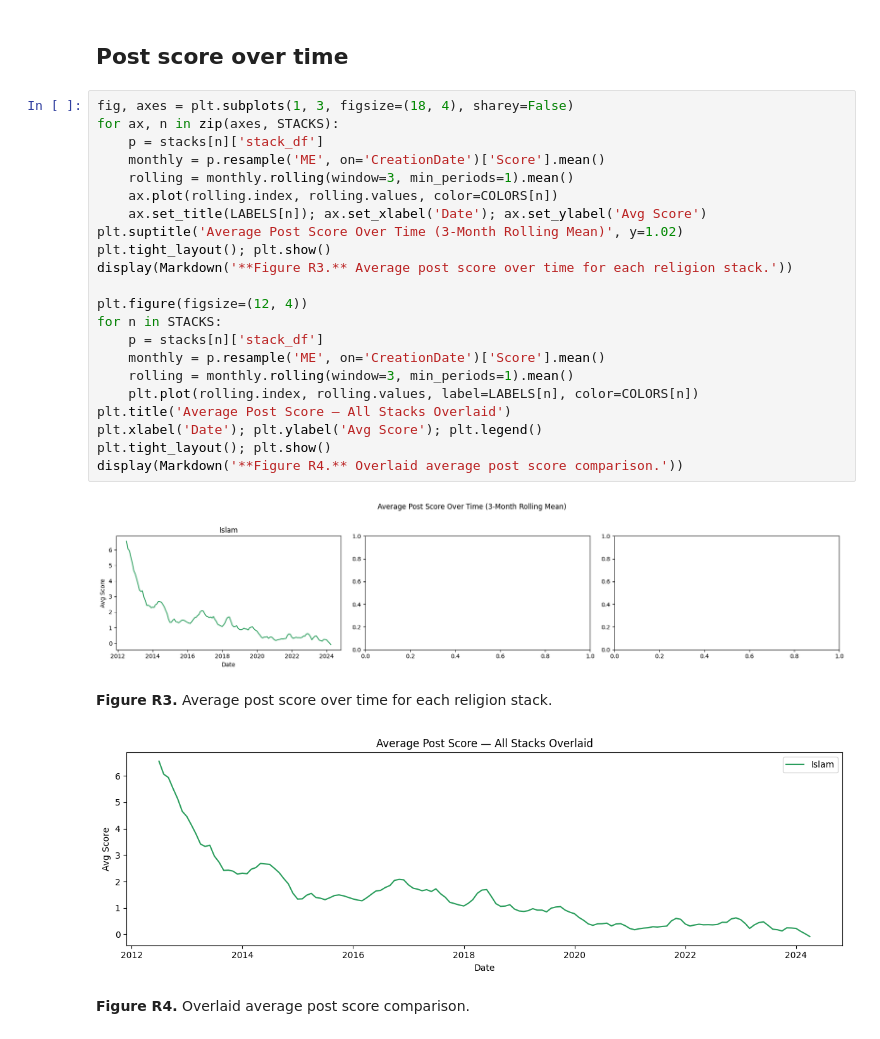
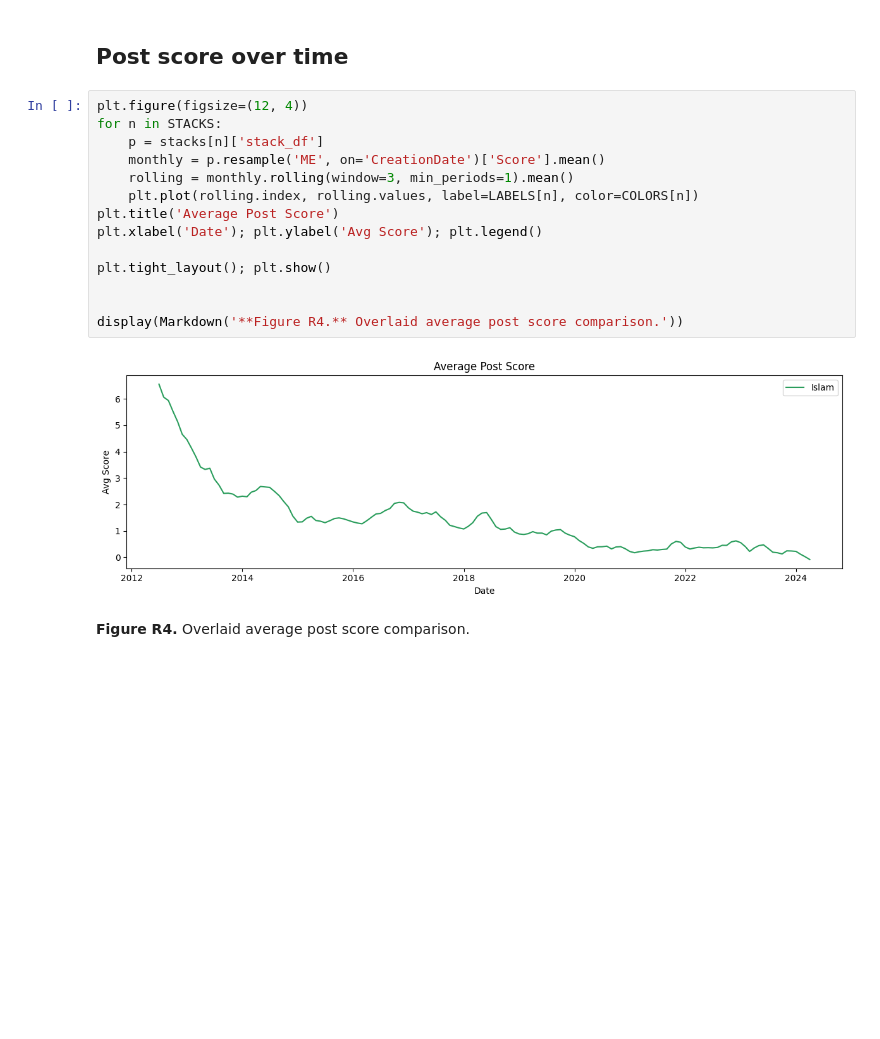
Before and after one commit to jiayanlin233/formative, a Jupyter notebook: formative_islam.ipynb, the cells around one changed output. Cells and saved outputs as stored; diff of their text form; blank space fills up the shorter version.

```diff
--- a/formative_islam.ipynb
+++ b/formative_islam.ipynb
@@ -488,29 +546,19 @@ display(Markdown(md_corr))
 # %% [markdown]
 ## Post score over time
 # %%
-fig, axes = plt.subplots(1, 3, figsize=(18, 4), sharey=False)
-for ax, n in zip(axes, STACKS):
-    p = stacks[n]['stack_df']
-    monthly = p.resample('ME', on='CreationDate')['Score'].mean()
-    rolling = monthly.rolling(window=3, min_periods=1).mean()
-    ax.plot(rolling.index, rolling.values, color=COLORS[n])
-    ax.set_title(LABELS[n]); ax.set_xlabel('Date'); ax.set_ylabel('Avg Score')
-plt.suptitle('Average Post Score Over Time (3-Month Rolling Mean)', y=1.02)
-plt.tight_layout(); plt.show()
-display(Markdown('**Figure R3.** Average post score over time for each religion stack.'))
-
 plt.figure(figsize=(12, 4))
 for n in STACKS:
     p = stacks[n]['stack_df']
     monthly = p.resample('ME', on='CreationDate')['Score'].mean()
     rolling = monthly.rolling(window=3, min_periods=1).mean()
     plt.plot(rolling.index, rolling.values, label=LABELS[n], color=COLORS[n])
-plt.title('Average Post Score — All Stacks Overlaid')
+plt.title('Average Post Score')
 plt.xlabel('Date'); plt.ylabel('Avg Score'); plt.legend()
+
 plt.tight_layout(); plt.show()
+
+
 display(Markdown('**Figure R4.** Overlaid average post score comparison.'))
 # %% [output]
-[figure, old version]
+[figure, new version]
-**Figure R3.** Average post score over time for each religion stack.
+**Figure R4.** Overlaid average post score comparison.
-[figure, removed]
-**Figure R4.** Overlaid average post score comparison.
```
Also changed, not shown: parts of 4 cells of this notebook.
